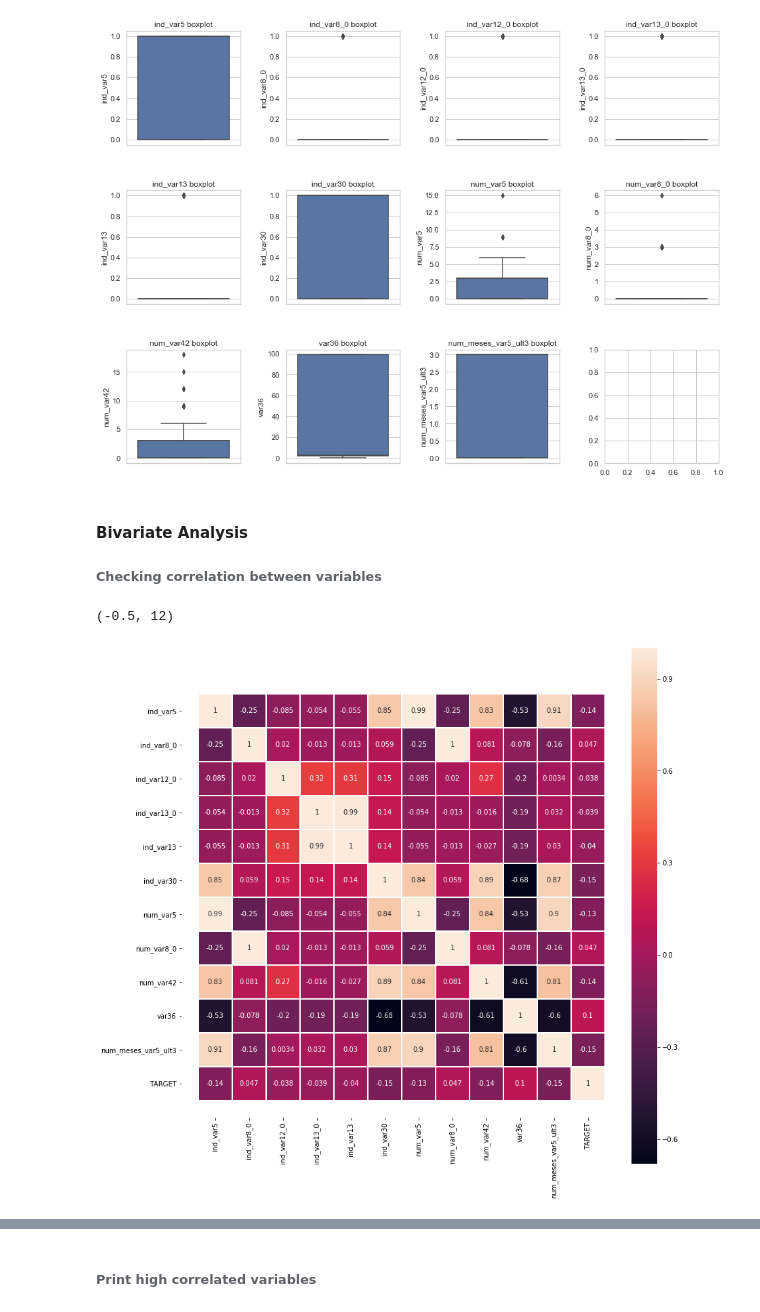
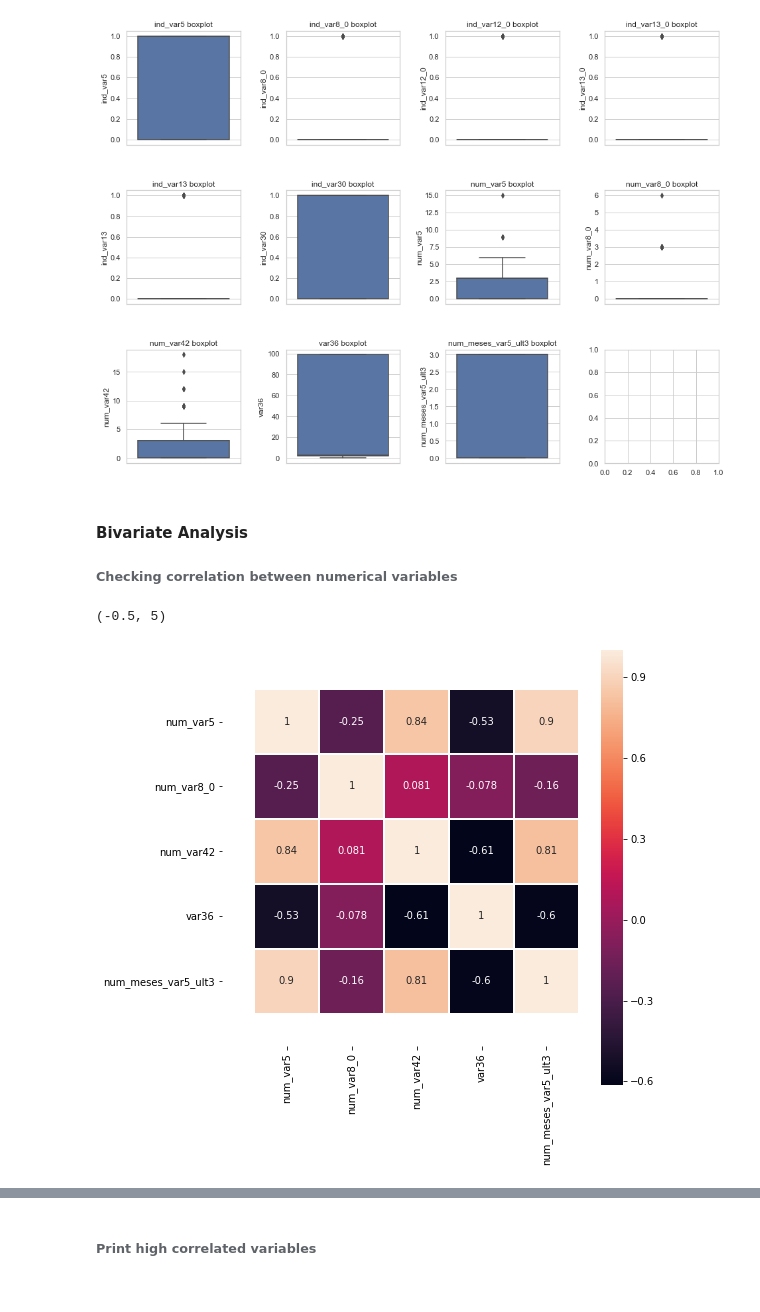
Before and after one commit to naiaraap/Predicting-Customer-Satisfaction-Level-from-Santander, a Jupyter notebook: CustomerSatisfactionLevelPrediction.ipynb, the cells around one changed output, grey strips where cells are left out. Cells and saved outputs as stored; diff of their text form; code cells hidden in the pictures.

```diff
--- a/CustomerSatisfactionLevelPrediction.ipynb
+++ b/CustomerSatisfactionLevelPrediction.ipynb
@@ -323,18 +324,20 @@ df_train_selected = pd.read_csv("data/df_train_selected.csv")
 df_test_selected = pd.read_csv("data/df_test_selected.csv")
 # %% [markdown]
 #### Bivariate Analysis
-###### Checking correlation between variables
+###### Checking correlation between numerical variables
 # %%
 # heat map of correlation values
-corr = df_train_selected.corr()
-fig, ax = plt.subplots(figsize=(14,14))
+corr = df_train_selected[["num_var5", "num_var8_0", "num_var42", "var36", "num_meses_var5_ult3"]].corr()
+fig, ax = plt.subplots(figsize=(8,8))
 
 g = sns.heatmap(corr, annot=True, ax=ax, square=True, linewidth=0.5)
 
+plt.yticks(rotation=0)
+g.set_xticklabels(g.get_xticklabels(), rotation=90)
 ax.set_ylim([len(corr) + 0.5, 0])
 ax.set_xlim([-0.5, len(corr)])
 # %% [output]
-(-0.5, 12)
+(-0.5, 5)
-[figure, old version]
+[figure, new version]
 # %%
 # pairplot matrix groupedby TARGET variable
```
Also changed, not shown: parts of 4 cells of this notebook.
